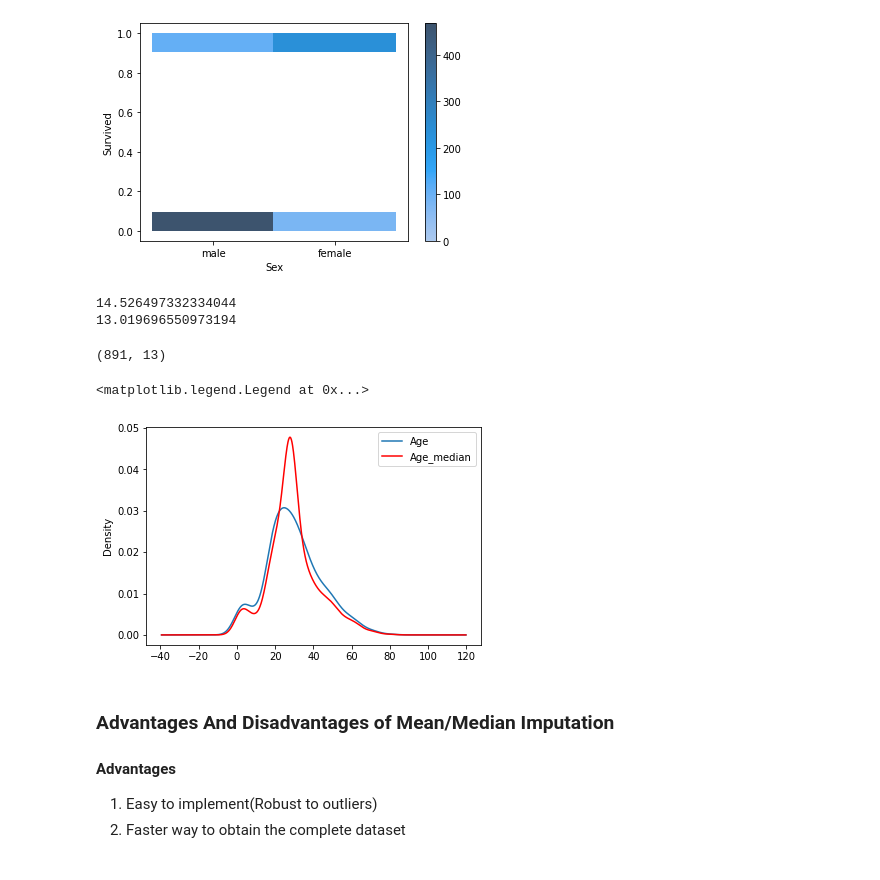
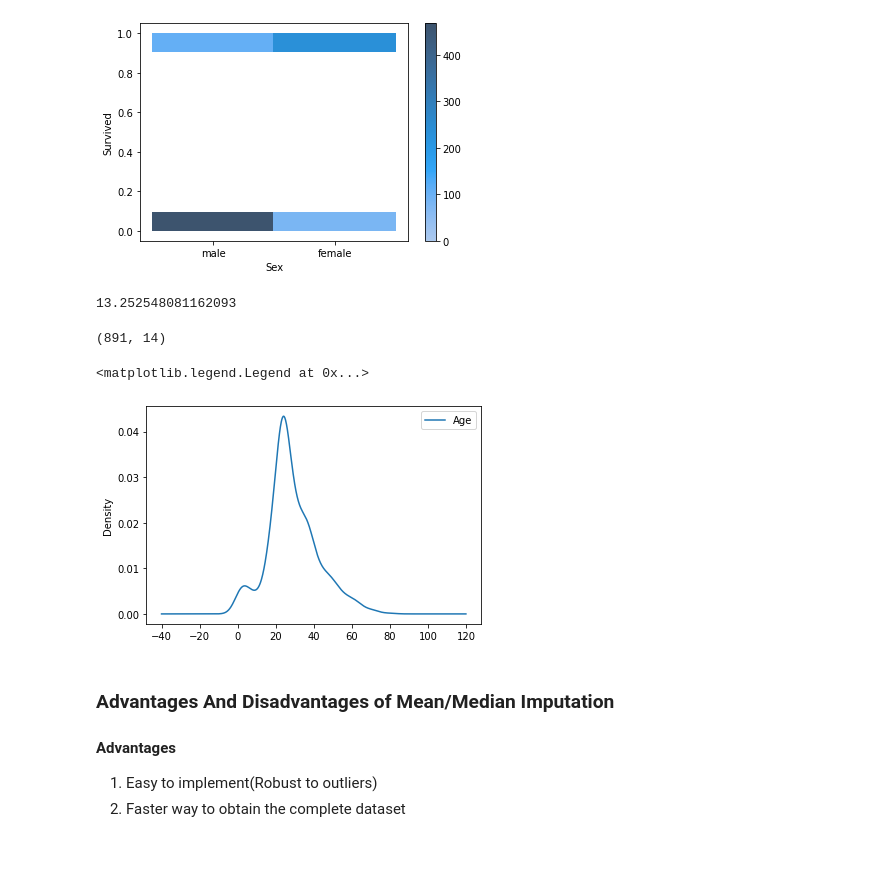
Before and after one commit to varunraj42/First_Repo, a Jupyter notebook: Copy_of_Feature_Engineering_MeanMedianDay_1.ipynb, the cells around one changed output. Cells and saved outputs as stored; diff of their text form; code cells hidden in the pictures.

```diff
--- a/Copy_of_Feature_Engineering_MeanMedianDay_1.ipynb
+++ b/Copy_of_Feature_Engineering_MeanMedianDay_1.ipynb
@@ -122,3 +106,5 @@ Name: Cabin_null, dtype: int64
+# %%
+titanic=titanic.drop(['Cabin','cabin_null'], axis=1)
 # %%
 titanic.columns
 # %% [output]
@@ -149,3 +133,0 @@ Go ahead and drop the Cabin column now.
-# %%
-titanic = titanic.drop(['Cabin','Cabin_null'], axis=1)
-titanic.groupby(['Survived'])['Age_null'].sum()
@@ -188,7 +165,7 @@ def impute_age_val(cols):
     return age
 # %%
 titanic['Age'] = titanic[['Age','Pclass']].apply(impute_age_val, axis=1)
-titanic = titanic.drop(['Cabin','Embarked','PassengerId','Name','Ticket','Fare','age_null','cabin_null'],axis=1)
+titanic = titanic.drop(['Embarked','PassengerId','Name','Ticket','Fare','age_null'],axis=1)
 # %%
 titanic['Age'] = titanic['Age'].astype('int')
 titanic.dtypes
@@ -278,27 +257,26 @@ sns.histplot(x=titanic['Sex'], y=titanic['Survived'], cbar=True, kde=True)
 [figure]
 # %%
 print(titanic['Age'].std())
-print(titanic['Age_median'].std())
+# print(titanic['Age_median'].std())
 # %% [output]
-14.526497332334044
-13.019696550973194
+13.252548081162093
 # %%
 titanic.shape
 # %% [output]
-(891, 13)
+(891, 14)
 # %%
 import matplotlib.pyplot as plt
 %matplotlib inline
 # %%
 fig = plt.figure()
 ax = fig.add_subplot(111)
 titanic['Age'].plot(kind='kde', ax=ax)
-titanic.Age_median.plot(kind='kde', ax=ax, color='red')
+# titanic.Age_median.plot(kind='kde', ax=ax, color='red')
 lines, labels = ax.get_legend_handles_labels()
 ax.legend(lines, labels, loc='best')
 # %% [output]
 <matplotlib.legend.Legend at 0x...>
-[figure, old version]
+[figure, new version]
 # %% [markdown]
 ### Advantages And Disadvantages of Mean/Median Imputation
 
```
Also changed, not shown: parts of 23 cells of this notebook.
